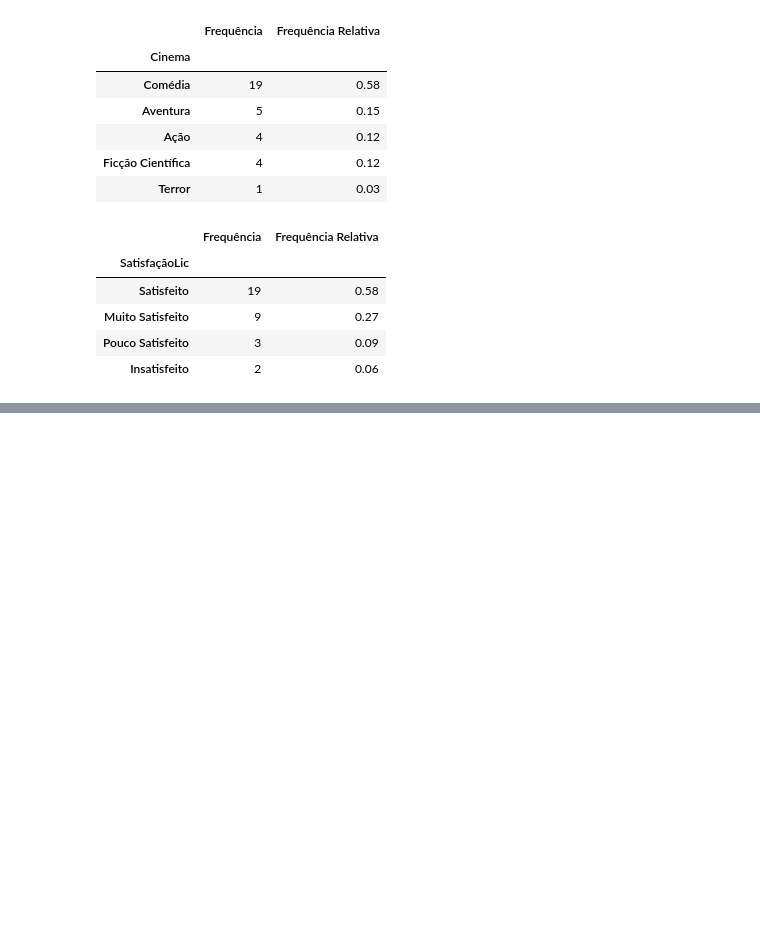
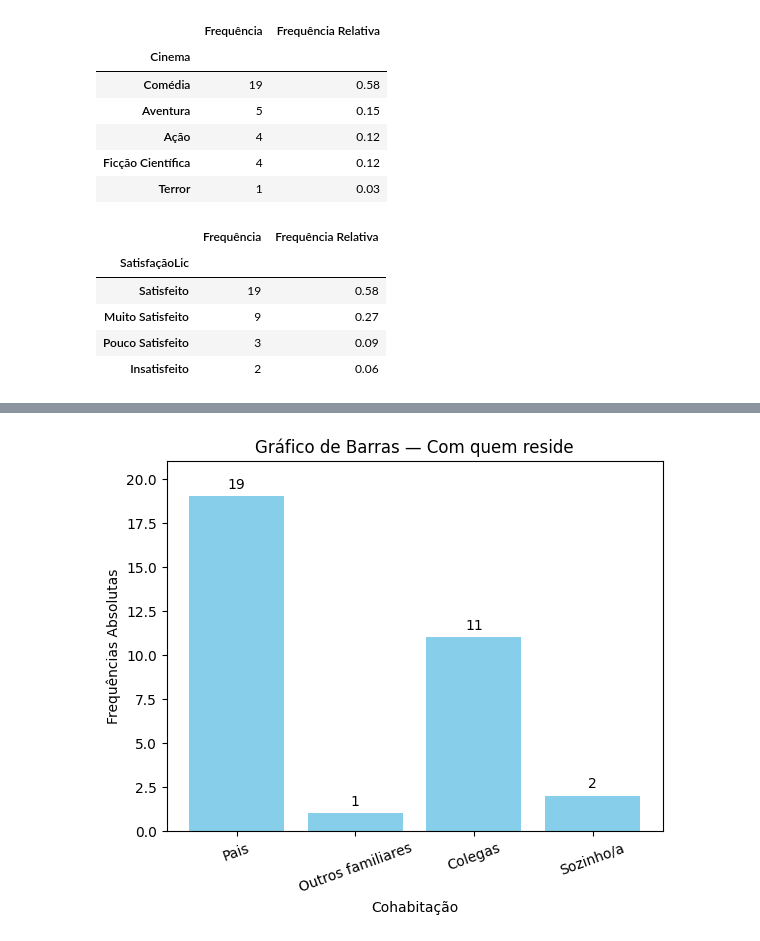
Before and after one commit to RuiRodrigues-lab/DataScienceFE, a Jupyter notebook: CP2.ipynb, the cells around one changed output, grey strips where cells are left out. Drawn from its saved outputs; the diff is of its cells as text; code cells hidden in the pictures; blank space fills up the shorter version.

```diff
--- a/CP2.ipynb
+++ b/CP2.ipynb
@@ -233,0 +270,19 @@ tabelaSatisfaçãoLic
+# %%
+freq_cohab = df['Cohabitação'].value_counts().reindex(
+    ['Pais', 'Outros familiares', 'Colegas', 'Sozinho/a']
+)
+
+plt.bar(freq_cohab.index, freq_cohab.values, color='skyblue')
+plt.title('Gráfico de Barras — Com quem reside')
+plt.xlabel('Cohabitação')
+plt.ylabel('Frequências Absolutas')
+plt.ylim(0, 21)
+
+# Labels acima das barras
+for i, val in enumerate(freq_cohab.values):
+    plt.text(i, val + 0.3, str(val), ha='center', va='bottom')
+
+plt.xticks(rotation=20)
+plt.show()
+# %% [output]
+[figure, added]
```
Also changed, not shown: parts of 9 cells of this notebook.
